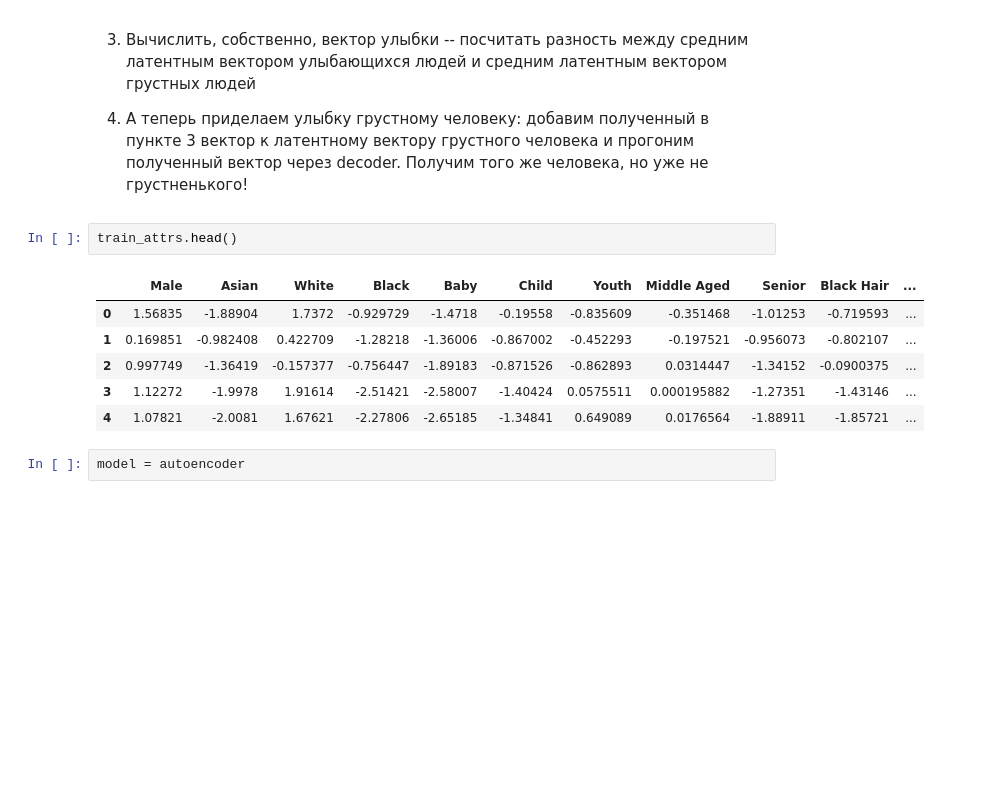
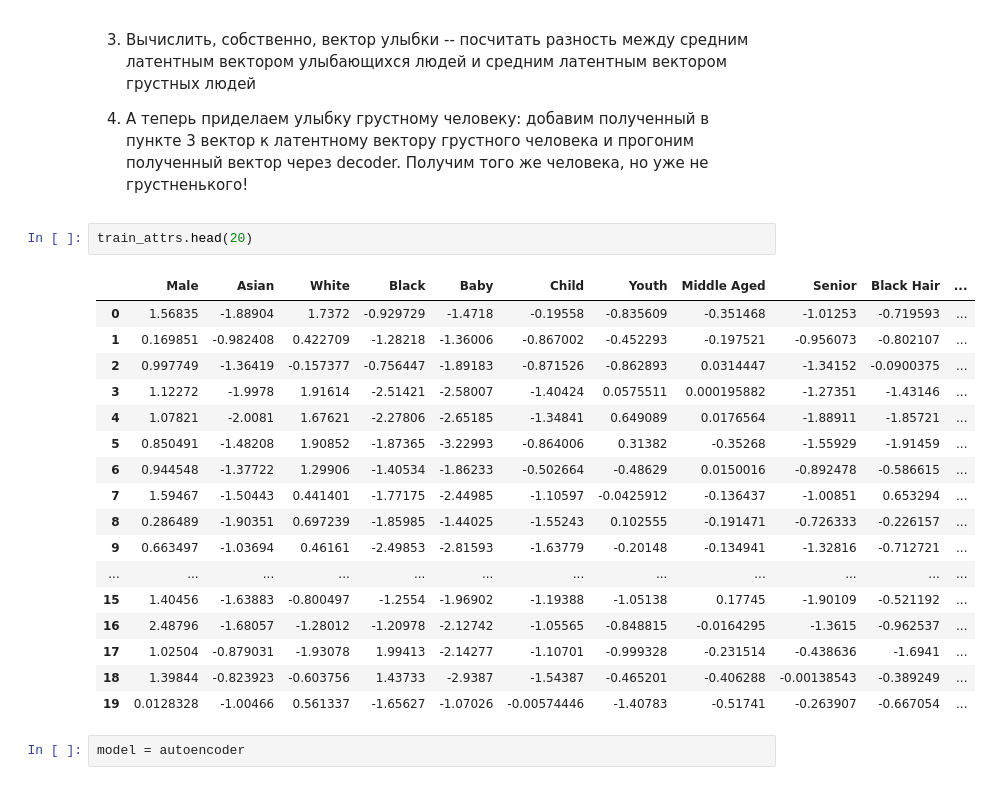
Before and after one commit to prosvirinKir/Deep-Learning-Sckool-term1, a Jupyter notebook: HW_7_autoencoders.ipynb, the cells around one changed output. Saved outputs shown, nothing was run; the diff lists cells and outputs as text; blank space fills up the shorter version.

```diff
--- a/HW_7_autoencoders.ipynb
+++ b/HW_7_autoencoders.ipynb
@@ -414,13 +402,24 @@ Clipping input data to the valid range for imshow with RGB data ([0..1] for floa
 
 4. А теперь приделаем улыбку грустному человеку: добавим полученный в пункте 3 вектор к латентному вектору грустного человека и прогоним полученный вектор через decoder. Получим того же человека, но уже не грустненького!
 # %%
-train_attrs.head()
+train_attrs.head(20)
 # %% [output]
 |  | Male | Asian | White | Black | Baby | Child | Youth | Middle Aged | Senior | Black Hair | ... |
 | 0 | 1.56835 | -1.88904 | 1.7372 | -0.929729 | -1.4718 | -0.19558 | -0.835609 | -0.351468 | -1.01253 | -0.719593 | ... |
 | 1 | 0.169851 | -0.982408 | 0.422709 | -1.28218 | -1.36006 | -0.867002 | -0.452293 | -0.197521 | -0.956073 | -0.802107 | ... |
 | 2 | 0.997749 | -1.36419 | -0.157377 | -0.756447 | -1.89183 | -0.871526 | -0.862893 | 0.0314447 | -1.34152 | -0.0900375 | ... |
 | 3 | 1.12272 | -1.9978 | 1.91614 | -2.51421 | -2.58007 | -1.40424 | 0.0575511 | 0.000195882 | -1.27351 | -1.43146 | ... |
 | 4 | 1.07821 | -2.0081 | 1.67621 | -2.27806 | -2.65185 | -1.34841 | 0.649089 | 0.0176564 | -1.88911 | -1.85721 | ... |
+| 5 | 0.850491 | -1.48208 | 1.90852 | -1.87365 | -3.22993 | -0.864006 | 0.31382 | -0.35268 | -1.55929 | -1.91459 | ... |
+| 6 | 0.944548 | -1.37722 | 1.29906 | -1.40534 | -1.86233 | -0.502664 | -0.48629 | 0.0150016 | -0.892478 | -0.586615 | ... |
+| 7 | 1.59467 | -1.50443 | 0.441401 | -1.77175 | -2.44985 | -1.10597 | -0.0425912 | -0.136437 | -1.00851 | 0.653294 | ... |
+| 8 | 0.286489 | -1.90351 | 0.697239 | -1.85985 | -1.44025 | -1.55243 | 0.102555 | -0.191471 | -0.726333 | -0.226157 | ... |
+| 9 | 0.663497 | -1.03694 | 0.46161 | -2.49853 | -2.81593 | -1.63779 | -0.20148 | -0.134941 | -1.32816 | -0.712721 | ... |
+| ... | ... | ... | ... | ... | ... | ... | ... | ... | ... | ... | ... |
+| 15 | 1.40456 | -1.63883 | -0.800497 | -1.2554 | -1.96902 | -1.19388 | -1.05138 | 0.17745 | -1.90109 | -0.521192 | ... |
+| 16 | 2.48796 | -1.68057 | -1.28012 | -1.20978 | -2.12742 | -1.05565 | -0.848815 | -0.0164295 | -1.3615 | -0.962537 | ... |
+| 17 | 1.02504 | -0.879031 | -1.93078 | 1.99413 | -2.14277 | -1.10701 | -0.999328 | -0.231514 | -0.438636 | -1.6941 | ... |
+| 18 | 1.39844 | -0.823923 | -0.603756 | 1.43733 | -2.9387 | -1.54387 | -0.465201 | -0.406288 | -0.00138543 | -0.389249 | ... |
+| 19 | 0.0128328 | -1.00466 | 0.561337 | -1.65627 | -1.07026 | -0.00574446 | -1.40783 | -0.51741 | -0.263907 | -0.667054 | ... |
 # %%
 model = autoencoder
```
Also changed, not shown: parts of 26 cells of this notebook.
